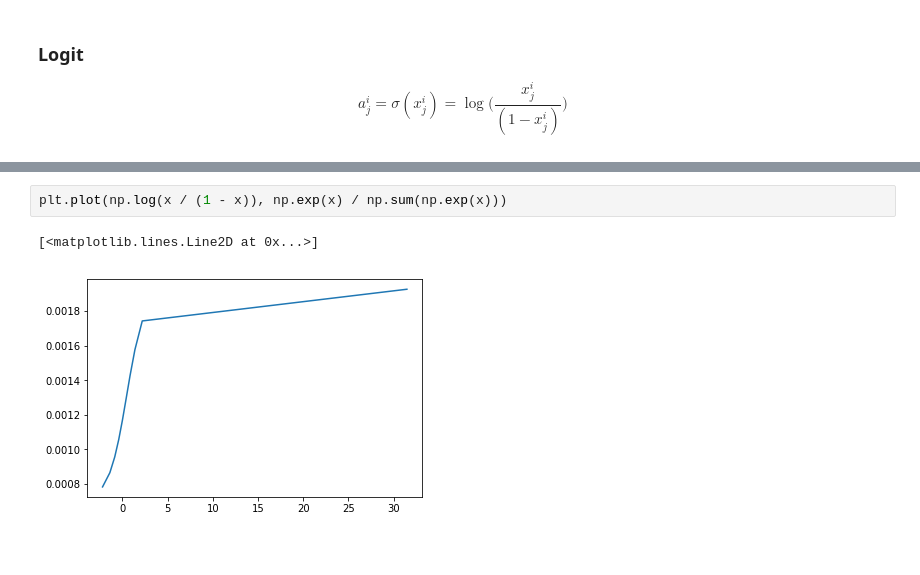
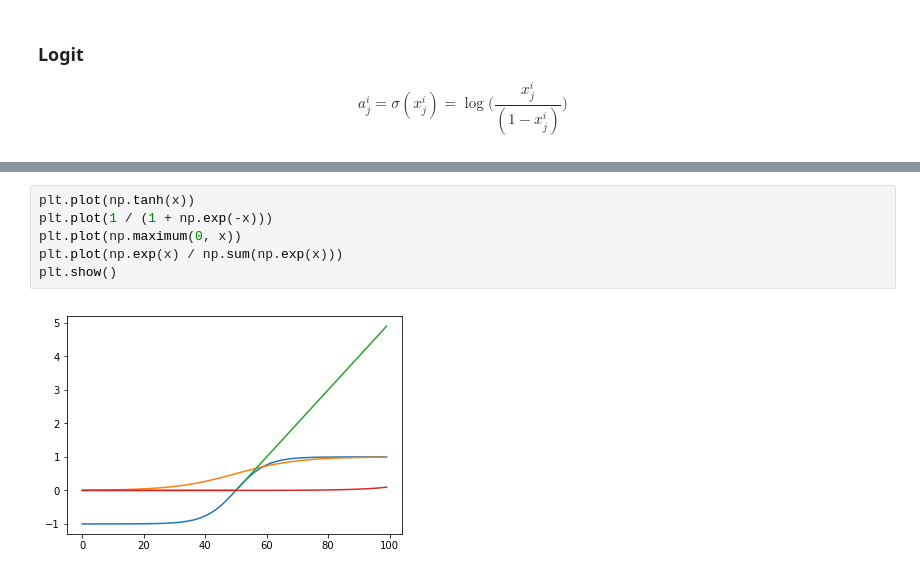
Before and after one commit to adl1995/adl1995.github.io, a Jupyter notebook: notebooks/Activation functions.ipynb, the cells around one changed output, grey strips where cells are left out. Cells and saved outputs as stored; diff of their text form; blank space fills up the shorter version.

```diff
--- a/notebooks/Activation functions.ipynb
+++ b/notebooks/Activation functions.ipynb
@@ -173,6 +189,9 @@ plt.ylabel('σ(x)', fontsize=15)
 [figure]
 # %%
-plt.plot(np.log(x / (1 - x)), np.exp(x) / np.sum(np.exp(x)))
+plt.plot(np.tanh(x))
+plt.plot(1 / (1 + np.exp(-x)))
+plt.plot(np.maximum(0, x))
+plt.plot(np.exp(x) / np.sum(np.exp(x)))
+plt.show()
 # %% [output]
-[<matplotlib.lines.Line2D at 0x...>]
-[figure, old version]
+[figure, new version]
```
Also changed, not shown: parts of 16 cells of this notebook, 32 other files.
